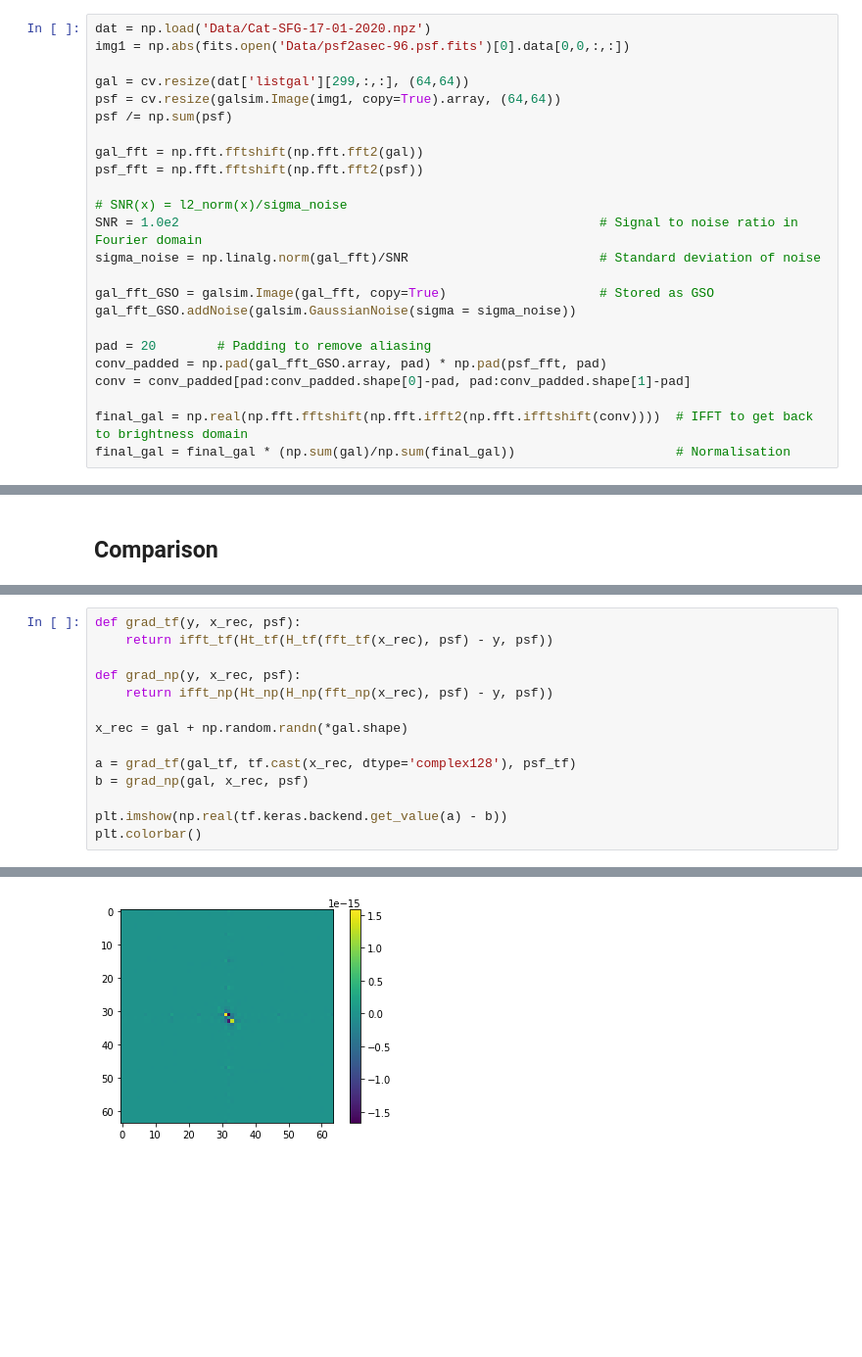
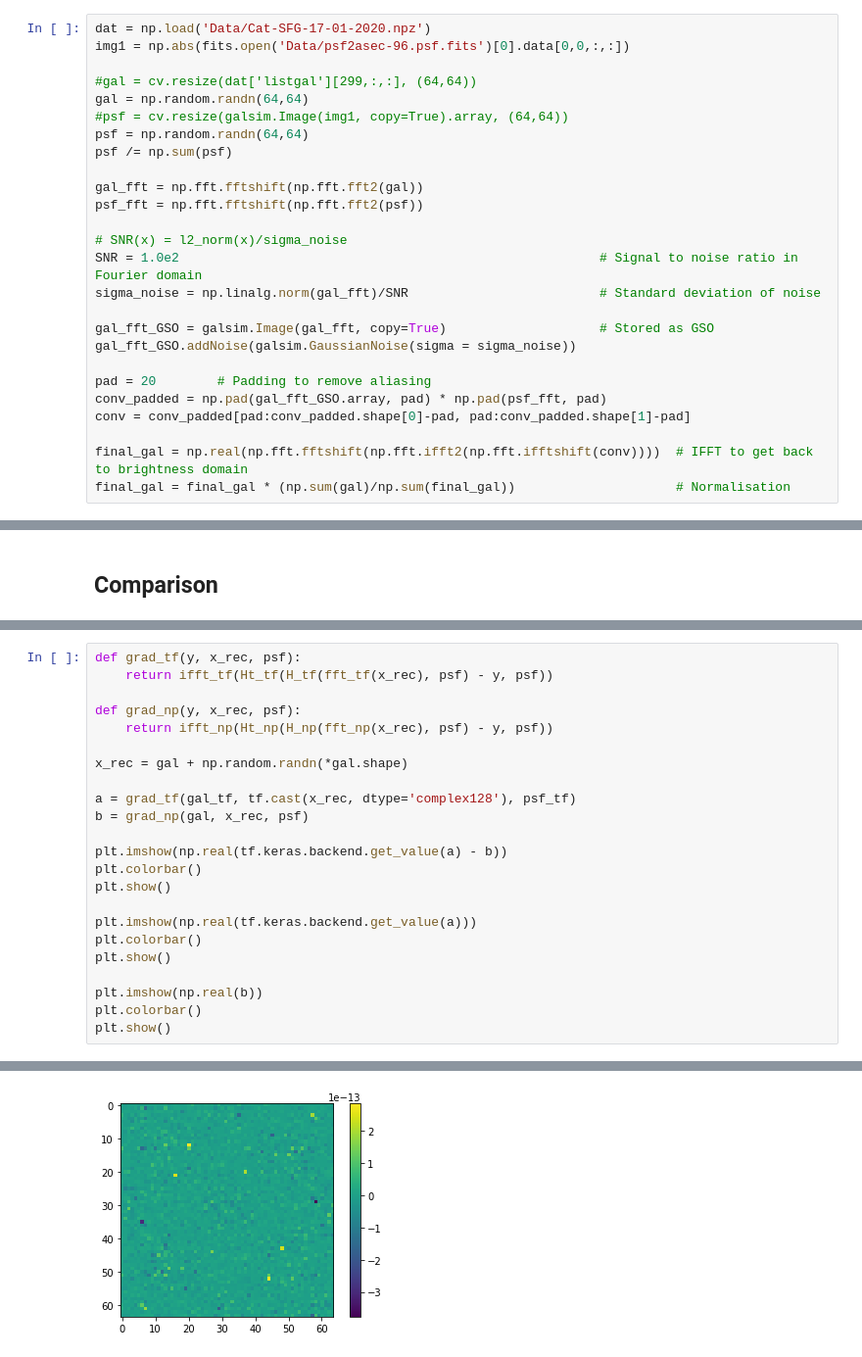
Before and after one commit to utsav-akhaury/PnP-ADMM, a Jupyter notebook: Func_Comparison.ipynb, the cells around one changed output, grey strips where cells are left out. Shown at 98% size. Saved outputs shown, nothing was run; the diff lists cells and outputs as text; blank space fills up the shorter version.

```diff
--- a/Func_Comparison.ipynb
+++ b/Func_Comparison.ipynb
@@ -19,8 +19,10 @@ tf.version.VERSION
 dat = np.load('Data/Cat-SFG-17-01-2020.npz')
 img1 = np.abs(fits.open('Data/psf2asec-96.psf.fits')[0].data[0,0,:,:])
 
-gal = cv.resize(dat['listgal'][299,:,:], (64,64))
-psf = cv.resize(galsim.Image(img1, copy=True).array, (64,64))
+#gal = cv.resize(dat['listgal'][299,:,:], (64,64))
+gal = np.random.randn(64,64)
+#psf = cv.resize(galsim.Image(img1, copy=True).array, (64,64))
+psf = np.random.randn(64,64)
 psf /= np.sum(psf)
 
 gal_fft = np.fft.fftshift(np.fft.fft2(gal))
@@ -240,4 +227,13 @@ b = grad_np(gal, x_rec, psf)
 
 plt.imshow(np.real(tf.keras.backend.get_value(a) - b))
 plt.colorbar()
+plt.show()
+
+plt.imshow(np.real(tf.keras.backend.get_value(a)))
+plt.colorbar()
+plt.show()
+
+plt.imshow(np.real(b))
+plt.colorbar()
+plt.show()
 # %% [output]
@@ -245 +240 @@ plt.colorbar()
-[figure, old version]
+[figure, new version]
```
Also changed, not shown: parts of 15 cells of this notebook.
